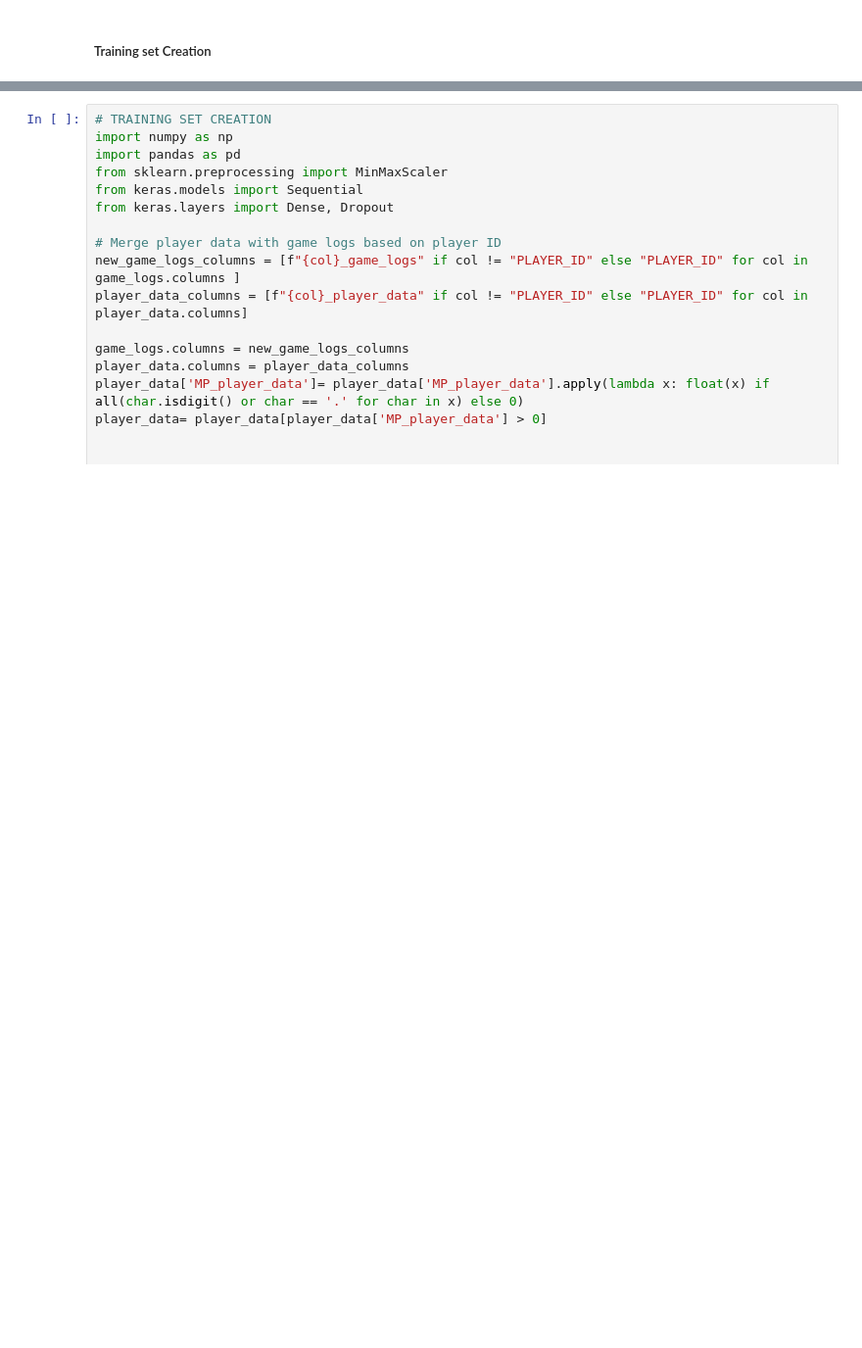
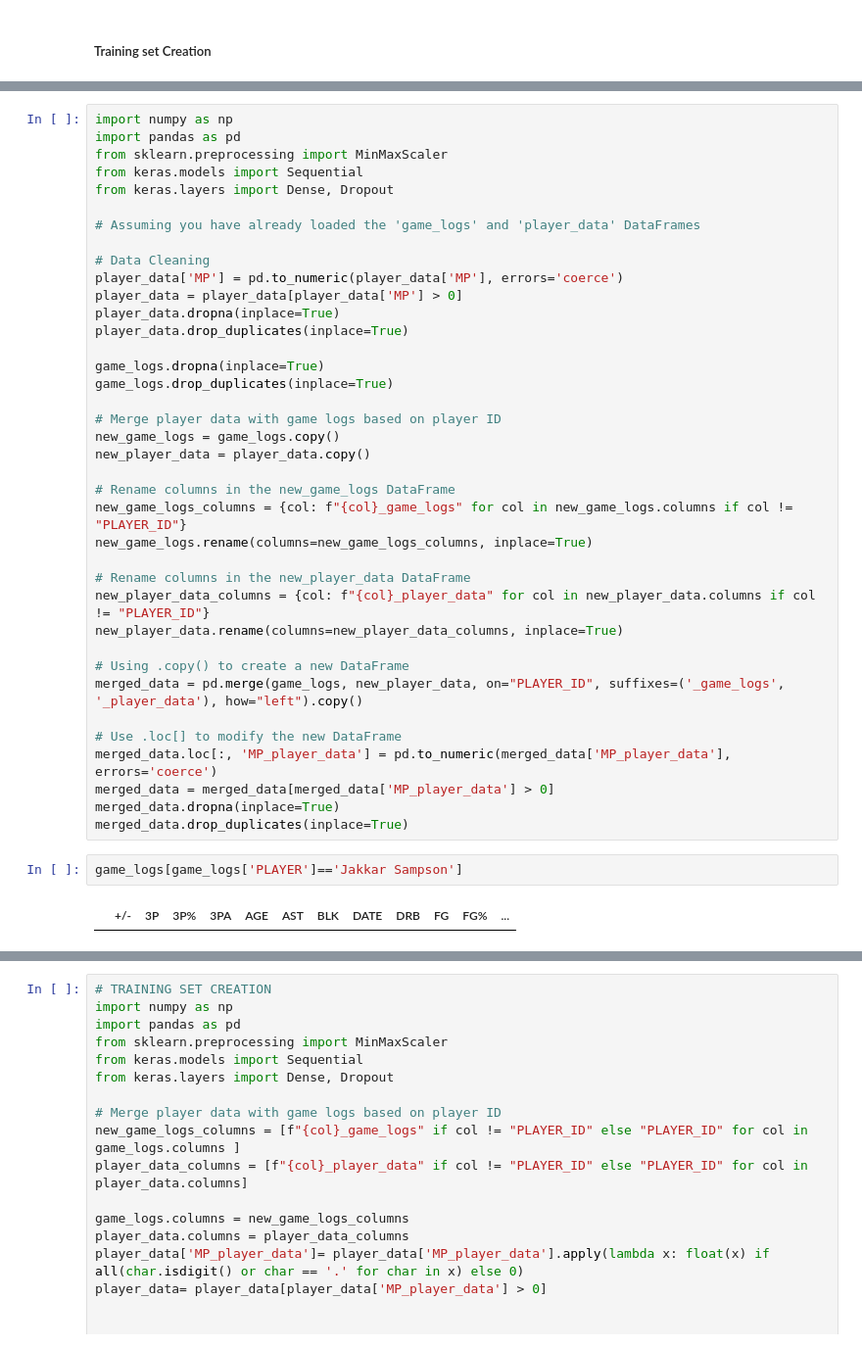
Before and after one commit to chrisli3064/NBA, a Jupyter notebook: NBAProject.ipynb, the cells around one changed output, grey strips where cells are left out. Shown at 98% size. Cells and saved outputs as stored; diff of their text form; blank space fills up the shorter version.

```diff
--- a/NBAProject.ipynb
+++ b/NBAProject.ipynb
@@ -1179,0 +1235,42 @@ IndexError: tuple index out of range
+# %%
+import numpy as np
+import pandas as pd
+from sklearn.preprocessing import MinMaxScaler
+from keras.models import Sequential
+from keras.layers import Dense, Dropout
+
+# Assuming you have already loaded the 'game_logs' and 'player_data' DataFrames
+
+# Data Cleaning
+player_data['MP'] = pd.to_numeric(player_data['MP'], errors='coerce')
+player_data = player_data[player_data['MP'] > 0]
+player_data.dropna(inplace=True)
+player_data.drop_duplicates(inplace=True)
+
+game_logs.dropna(inplace=True)
+game_logs.drop_duplicates(inplace=True)
+
+# Merge player data with game logs based on player ID
+new_game_logs = game_logs.copy()
+new_player_data = player_data.copy()
+
+# Rename columns in the new_game_logs DataFrame
+new_game_logs_columns = {col: f"{col}_game_logs" for col in new_game_logs.columns if col != "PLAYER_ID"}
+new_game_logs.rename(columns=new_game_logs_columns, inplace=True)
+
+# Rename columns in the new_player_data DataFrame
+new_player_data_columns = {col: f"{col}_player_data" for col in new_player_data.columns if col != "PLAYER_ID"}
+new_player_data.rename(columns=new_player_data_columns, inplace=True)
+
+# Using .copy() to create a new DataFrame
+merged_data = pd.merge(game_logs, new_player_data, on="PLAYER_ID", suffixes=('_game_logs', '_player_data'), how="left").copy()
+
+# Use .loc[] to modify the new DataFrame
+merged_data.loc[:, 'MP_player_data'] = pd.to_numeric(merged_data['MP_player_data'], errors='coerce')
+merged_data = merged_data[merged_data['MP_player_data'] > 0]
+merged_data.dropna(inplace=True)
+merged_data.drop_duplicates(inplace=True)
+# %%
+game_logs[game_logs['PLAYER']=='Jakkar Sampson']
+# %% [output]
+|  | +/- | 3P | 3P% | 3PA | AGE | AST | BLK | DATE | DRB | FG | FG% | ... |
```
Also changed, not shown: parts of 34 cells of this notebook, 1 other file.
